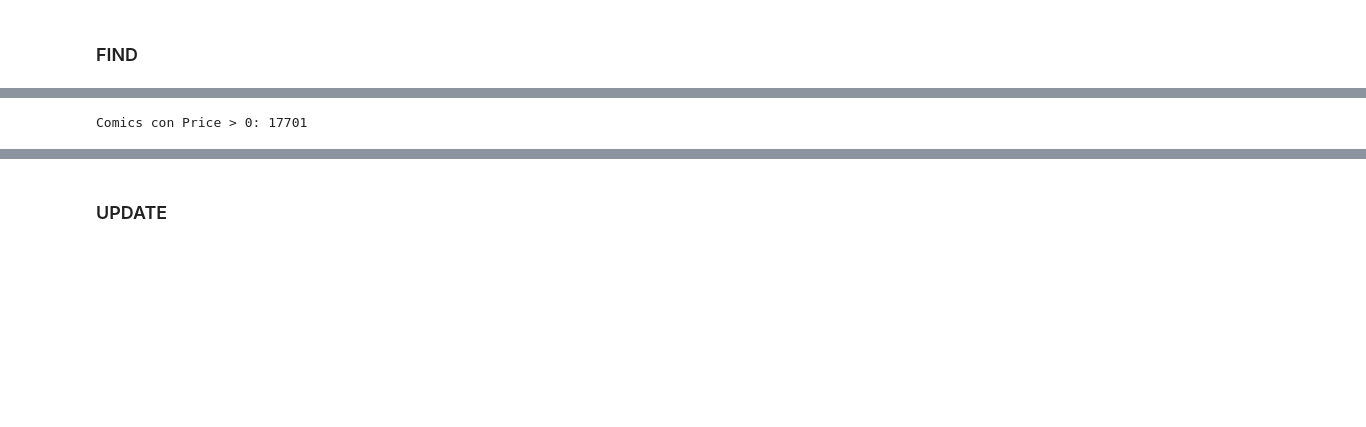
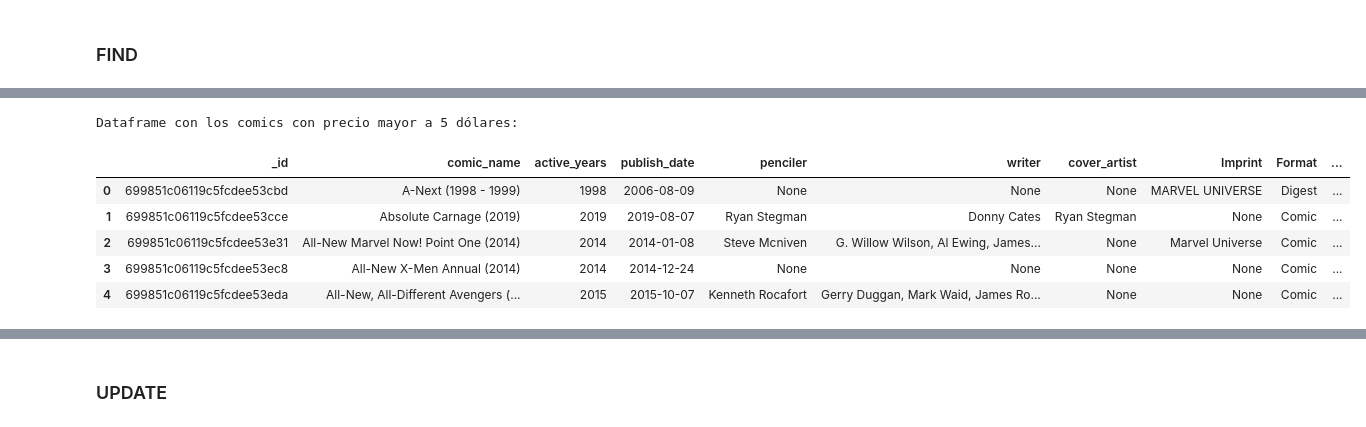
Before and after one commit to AntonioDavid333/tarea2-mongoDB, a Jupyter notebook: act1.ipynb, the cells around one changed output, grey strips where cells are left out. Saved outputs shown, nothing was run; the diff lists cells and outputs as text; code cells hidden in the pictures; blank space fills up the shorter version.

```diff
--- a/act1.ipynb
+++ b/act1.ipynb
@@ -285,7 +292,14 @@ Comics con Rating 'T+': 4400
 # %%
-#COMICS QUE TIENEN PRECIO
-priced_comics = list(coleccion.find({"Price": {"$gt": 0}}))
-print(f"Comics con Price > 0: {len(priced_comics)}")
+#FILTRO DE COMPARACIÓN NUMÉRICA DE PRECIO
+comics_con_precio = pd.DataFrame(coleccion.find({"Price": {"$gt": 5.00}}))
+print('Dataframe con los comics con precio mayor a 5 dólares:')
+comics_con_precio.head()
 # %% [output]
-Comics con Price > 0: 17701
+Dataframe con los comics con precio mayor a 5 dólares:
+|  | _id | comic_name | active_years | publish_date | penciler | writer | cover_artist | Imprint | Format | ... |
+| 0 | 699851c06119c5fcdee53cbd | A-Next (1998 - 1999) | 1998 | 2006-08-09 | None | None | None | MARVEL UNIVERSE | Digest | ... |
+| 1 | 699851c06119c5fcdee53cce | Absolute Carnage (2019) | 2019 | 2019-08-07 | Ryan Stegman | Donny Cates | Ryan Stegman | None | Comic | ... |
+| 2 | 699851c06119c5fcdee53e31 | All-New Marvel Now! Point One (2014) | 2014 | 2014-01-08 | Steve Mcniven | G. Willow Wilson, Al Ewing, James... | None | Marvel Universe | Comic | ... |
+| 3 | 699851c06119c5fcdee53ec8 | All-New X-Men Annual (2014) | 2014 | 2014-12-24 | None | None | None | None | Comic | ... |
+| 4 | 699851c06119c5fcdee53eda | All-New, All-Different Avengers (... | 2015 | 2015-10-07 | Kenneth Rocafort | Gerry Duggan, Mark Waid, James Ro... | None | None | Comic | ... |
 # %%
```
Also changed, not shown: parts of 14 cells of this notebook.
